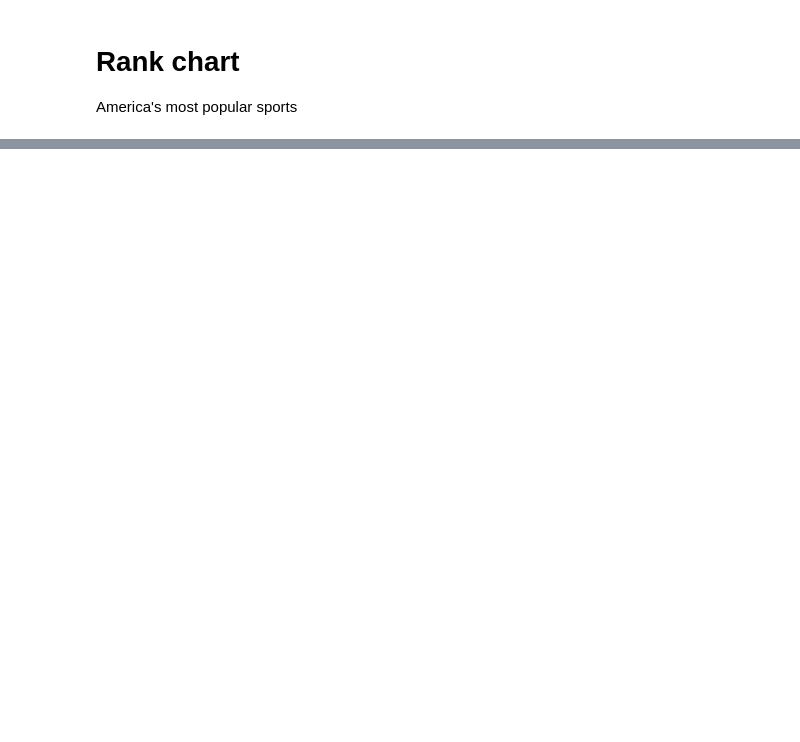
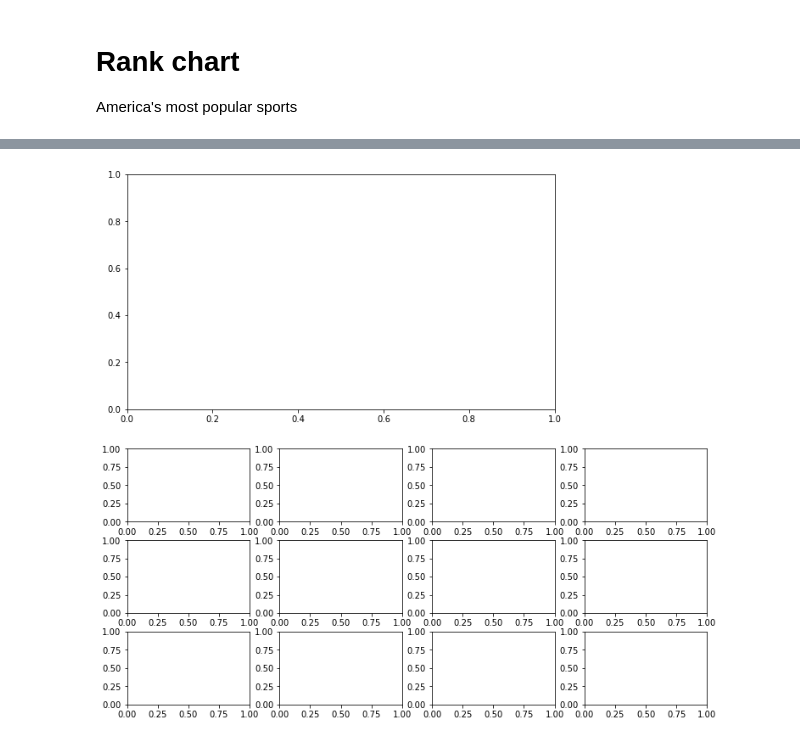
Before and after one commit to Lisa-Ho/makeover-monday, a Jupyter notebook: 2020-W01/makeover-monday-2020-w01.ipynb, the cells around one changed output, grey strips where cells are left out. Cells and saved outputs as stored; diff of their text form; code cells hidden in the pictures; blank space fills up the shorter version.

```diff
--- a/2020-W01/makeover-monday-2020-w01.ipynb
+++ b/2020-W01/makeover-monday-2020-w01.ipynb
@@ -80,0 +103,27 @@ ax.set_title(SPORT,fontsize=15, fontweight=500);
+# %%
+# Initialise Figure
+fig = plt.figure(figsize=(10,9))
+
+
+# Add axes objects of the size we want
+ax2  = plt.subplot2grid(shape=(2,4), loc=(0,0), colspan=3)
+ax3 = fig.add_subplot(6,4,13)
+ax4 = fig.add_subplot(6,4,14)
+ax5 = fig.add_subplot(6,4,15)
+ax6 = fig.add_subplot(6,4,16)
+ax7 = fig.add_subplot(6,4,17)
+ax8 = fig.add_subplot(6,4,18)
+ax9 = fig.add_subplot(6,4,19)
+ax10 = fig.add_subplot(6,4,20)
+ax11 = fig.add_subplot(6,4,21)
+ax12 = fig.add_subplot(6,4,22)
+ax13 = fig.add_subplot(6,4,23)
+ax14 = fig.add_subplot(6,4,24)
+
+axes = [ax, ax2, ax3, ax4, ]
+
+
+plt.tight_layout(pad=0.1)
+plt.show()
+# %% [output]
+[figure, added]
```
Also changed, not shown: parts of 6 cells of this notebook.
